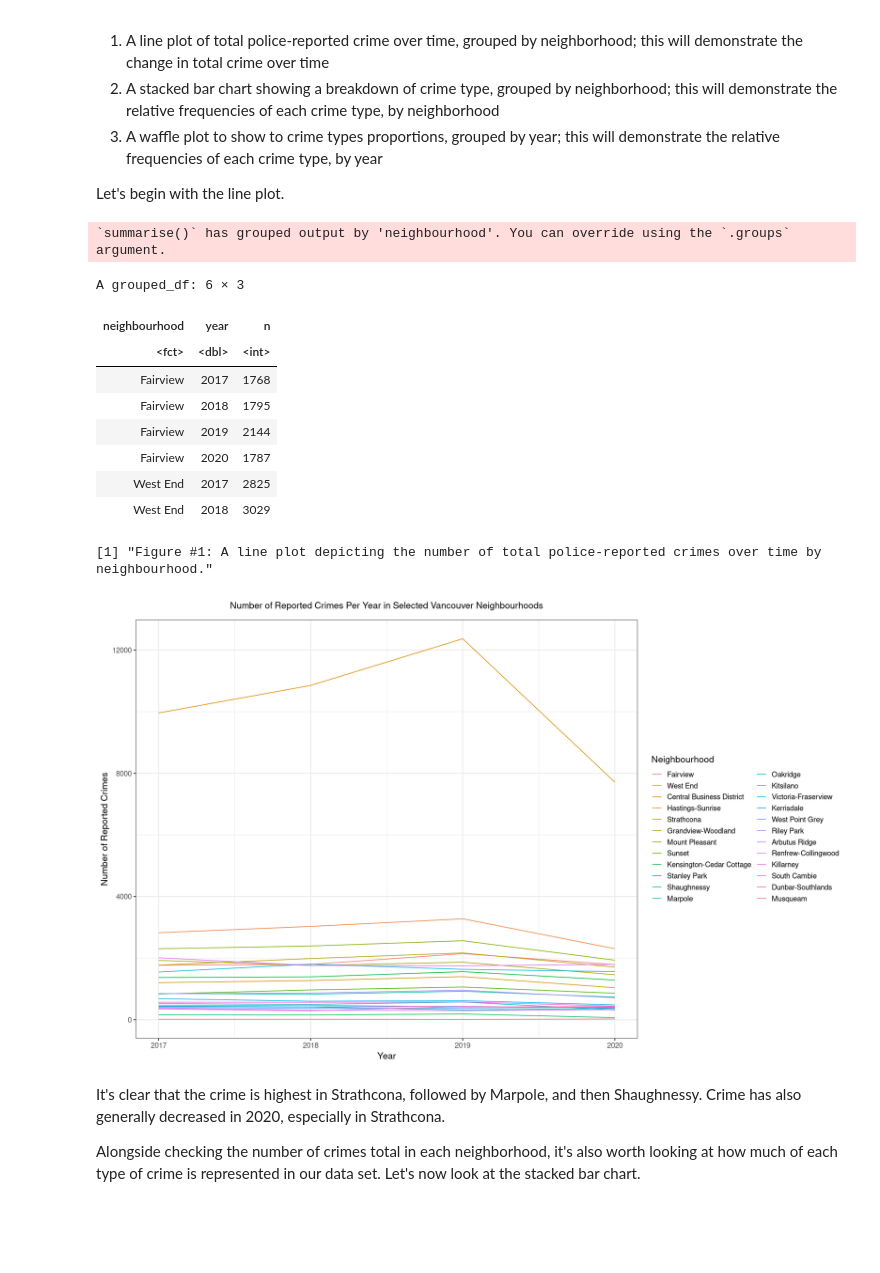
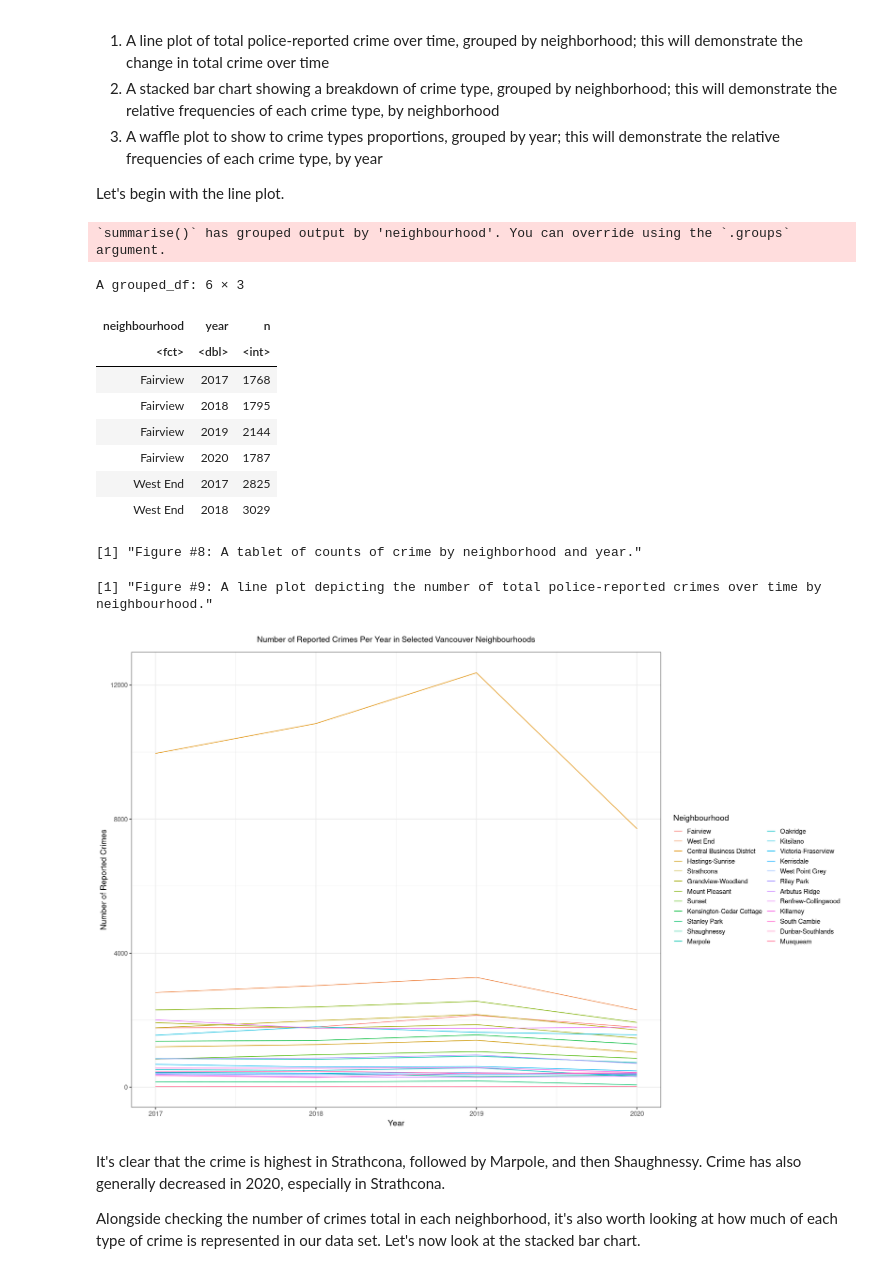
Before and after one commit to adammitha/STAT201-group-project, a Jupyter notebook: code/project-final.ipynb, the cells around one changed output. Drawn from its saved outputs; the diff is of its cells as text; code cells hidden in the pictures; blank space fills up the shorter version.

```diff
--- a/code/project-final.ipynb
+++ b/code/project-final.ipynb
@@ -347,7 +349,9 @@ Let's begin with the line plot.
 neighbourhood_year_counts <- crime_data %>%
     group_by(neighbourhood, year) %>%
     summarise(n = n())
+
 head(neighbourhood_year_counts)
+create_caption(8, "A tablet of counts of crime by neighborhood and year.")
 # %% [output]
 `summarise()` has grouped output by 'neighbourhood'. You can override using the `.groups` argument.
 A grouped_df: 6 × 3
@@ -359,20 +363,21 @@ A grouped_df: 6 × 3
 | Fairview | 2020 | 1787 |
 | West End | 2017 | 2825 |
 | West End | 2018 | 3029 |
+[1] "Figure #8: A tablet of counts of crime by neighborhood and year."
 # %%
 # 1. Finally, let's plot our data
 crime_data_plot <- neighbourhood_year_counts %>%
     ggplot() +
     geom_line(aes(x = year, y = n, color = neighbourhood)) +
     scale_x_continuous(limits = c(2017, 2020)) +
     labs(x = "Year", y = "Number of Reported Crimes", color = "Neighbourhood") +
     ggtitle("Number of Reported Crimes Per Year in Selected Vancouver Neighbourhoods\n") +
-    theme_stat201(16, 10)
+    theme_stat201(18, 12)
 crime_data_plot
-create_caption(1, "A line plot depicting the number of total police-reported crimes over time by neighbourhood.")
+create_caption(9, "A line plot depicting the number of total police-reported crimes over time by neighbourhood.")
 # %% [output]
-[1] "Figure #1: A line plot depicting the number of total police-reported crimes over time by neighbourhood."
+[1] "Figure #9: A line plot depicting the number of total police-reported crimes over time by neighbourhood."
-[figure, old version]
+[figure, new version]
 # %% [markdown]
 It's clear that the crime is highest in Strathcona, followed by Marpole, and then Shaughnessy. Crime has also generally decreased in 2020, especially in Strathcona.
 
```
Also changed, not shown: parts of 107 cells of this notebook, 1 other file.
